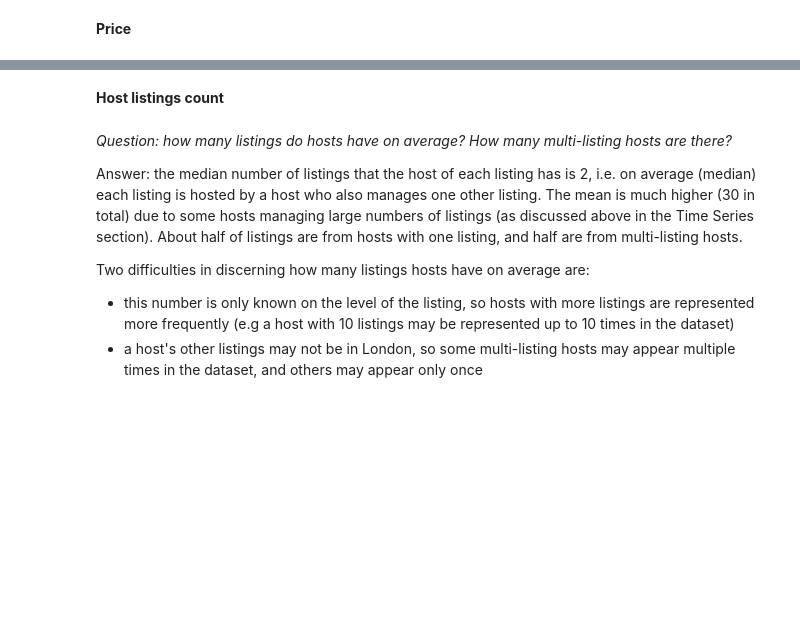
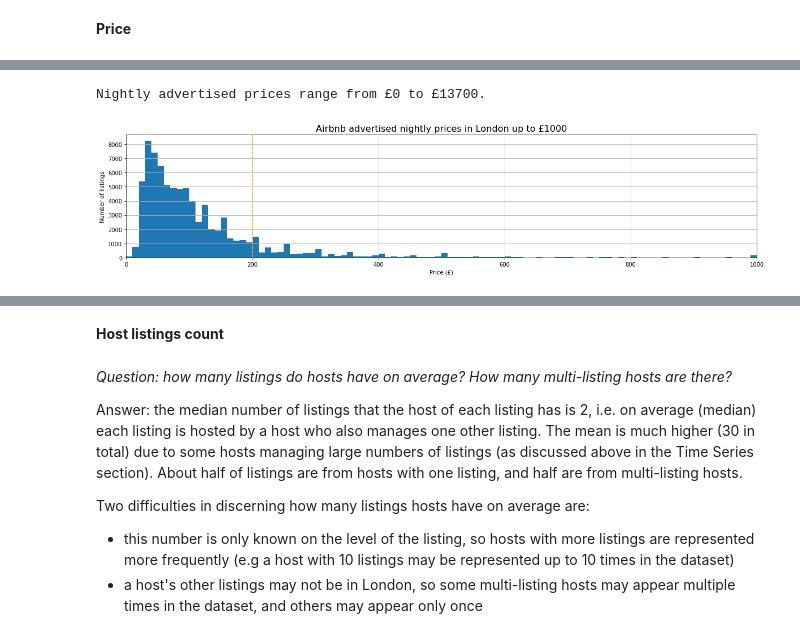
Before and after one commit to cbuie/Airbnb-neural-network-price-prediction, a Jupyter notebook: Airbnb-price-prediction.ipynb, the cells around one changed output, grey strips where cells are left out. Saved outputs shown, nothing was run; the diff lists cells and outputs as text; code cells hidden in the pictures; blank space fills up the shorter version.

```diff
--- a/Airbnb-price-prediction.ipynb
+++ b/Airbnb-price-prediction.ipynb
@@ -867,0 +878,16 @@ Answer:
+# %%
+print(f"Nightly advertised prices range from £{min(df.price)} to £{max(df.price)}.")
+# %% [output]
+Nightly advertised prices range from £0 to £13700.
+# %%
+# Distribution of prices from £0 to £1000
+plt.figure(figsize=(20,4))
+df.price.hist(bins=100, range=(0,1000))
+plt.margins(x=0)
+plt.axvline(200, color='orange', linestyle='--')
+plt.title("Airbnb advertised nightly prices in London up to £1000", fontsize=16)
+plt.xlabel("Price (£)")
+plt.ylabel("Number of listings")
+plt.show()
+# %% [output]
+[figure, added]
```
Also changed, not shown: parts of 74 cells of this notebook, 1 other file.
